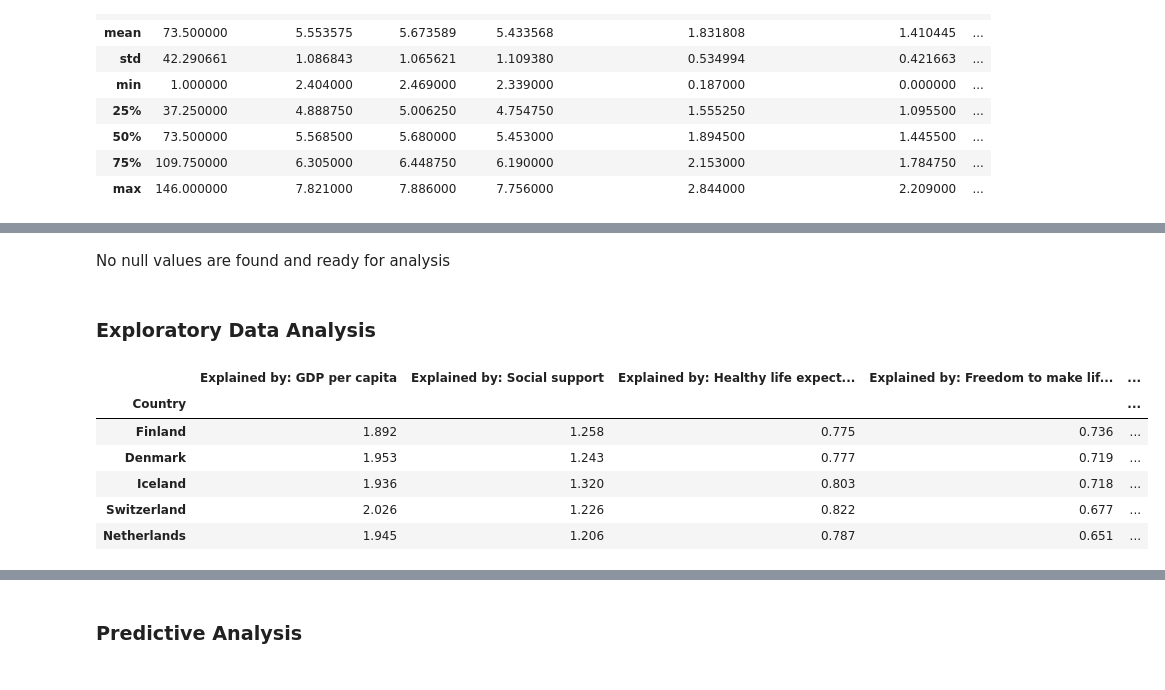
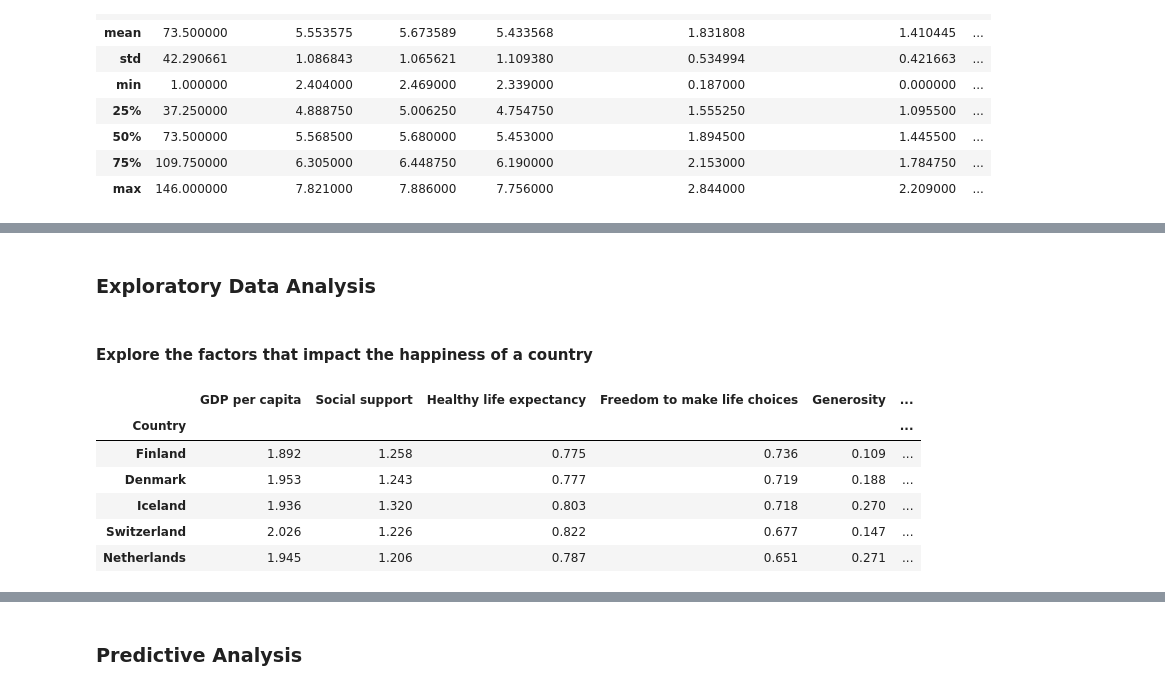
Before and after one commit to Ellypham92/world-happiness-, a Jupyter notebook: World happiness.ipynb, the cells around one changed output, grey strips where cells are left out. Cells and saved outputs as stored; diff of their text form; code cells hidden in the pictures.

```diff
--- a/World happiness.ipynb
+++ b/World happiness.ipynb
@@ -128,0 +94,10 @@ for n in numericVar:
+# %%
+# Rename the fields
+world_happiness_2022 = world_happiness_2022.rename(columns = {'RANK': 'Rank',
+                                       'Explained by: GDP per capita': 'GDP per capita',
+                                       'Explained by: Social support': 'Social support',
+                                       'Explained by: Healthy life expectancy': 'Healthy life expectancy',
+                                       'Explained by: Freedom to make life choices': 'Freedom to make life choices',
+                                       'Explained by: Generosity': 'Generosity',
+                                       'Explained by: Perceptions of corruption': 'Perceptions of corruption'})
+world_happiness_2022.head()
@@ -183,23 +213,23 @@ dtype: int64
-# %% [markdown]
-No null values are found and ready for analysis
 # %% [markdown]
 ### Exploratory Data Analysis
+# %% [markdown]
+#### Explore the factors that impact the happiness of a country
 # %%
-## top 15 happiest countries
+# top 15 happiest countries
 plotdata = world_happiness_2022[:15]
-plotdata = plotdata[['Country', 'Explained by: GDP per capita', 'Explained by: Social support',
-                   'Explained by: Healthy life expectancy', 'Explained by: Freedom to make life choices',
-                   'Explained by: Generosity', 'Explained by: Perceptions of corruption']]
+plotdata = plotdata[['Country', 'GDP per capita', 'Social support',
+                   'Healthy life expectancy', 'Freedom to make life choices',
+                   'Generosity', 'Perceptions of corruption']]
 plotdata = plotdata.set_index('Country')
 plotdata.head()
 # %% [output]
-|  | Explained by: GDP per capita | Explained by: Social support | Explained by: Healthy life expect... | Explained by: Freedom to make lif... | ... |
-| Country |  |  |  |  | ... |
-| Finland | 1.892 | 1.258 | 0.775 | 0.736 | ... |
-| Denmark | 1.953 | 1.243 | 0.777 | 0.719 | ... |
-| Iceland | 1.936 | 1.320 | 0.803 | 0.718 | ... |
-| Switzerland | 2.026 | 1.226 | 0.822 | 0.677 | ... |
-| Netherlands | 1.945 | 1.206 | 0.787 | 0.651 | ... |
+|  | GDP per capita | Social support | Healthy life expectancy | Freedom to make life choices | Generosity | ... |
+| Country |  |  |  |  |  | ... |
+| Finland | 1.892 | 1.258 | 0.775 | 0.736 | 0.109 | ... |
+| Denmark | 1.953 | 1.243 | 0.777 | 0.719 | 0.188 | ... |
+| Iceland | 1.936 | 1.320 | 0.803 | 0.718 | 0.270 | ... |
+| Switzerland | 2.026 | 1.226 | 0.822 | 0.677 | 0.147 | ... |
+| Netherlands | 1.945 | 1.206 | 0.787 | 0.651 | 0.271 | ... |
 # %%
 ## plot the top 15 happiest contries in stacked bars
 plotdata = plotdata.div(plotdata.sum(axis=1), axis=0) * 100
```
Also changed, not shown: parts of 57 cells of this notebook.
